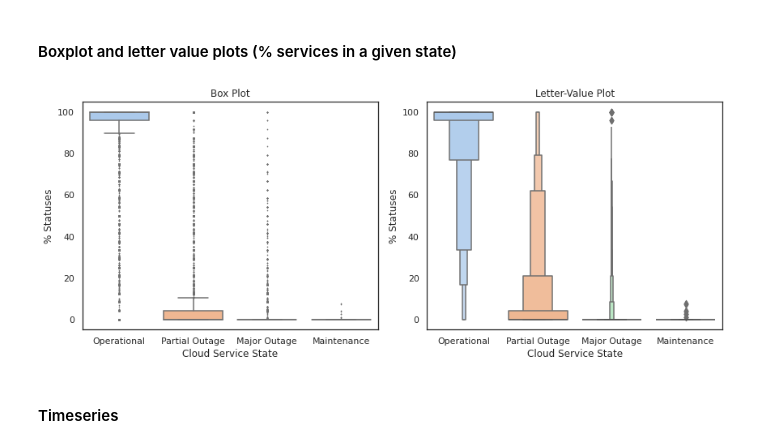
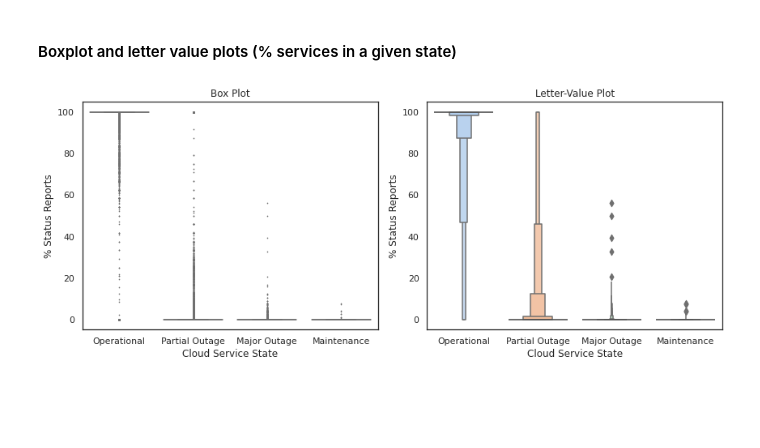
Before and after one commit to shanemin/thesis-msc-cloud-failures, a Jupyter notebook: scripts/stats/analysis.ipynb, the cells around one changed output. Drawn from its saved outputs; the diff is of its cells as text; code cells hidden in the pictures; blank space fills up the shorter version.

```diff
--- a/scripts/stats/analysis.ipynb
+++ b/scripts/stats/analysis.ipynb
@@ -19,7 +19,7 @@ from statsmodels.distributions.empirical_distribution import ECDF
 
 %matplotlib inline
 # %%
-df = pd.read_csv('/home/shane/Documents/thesis/output/final/failures.csv', parse_dates=['timestamp_dir'])
+df = pd.read_csv('/home/shane/Documents/thesis/output/final/failures2.csv', parse_dates=['timestamp_dir'])
 df['operational_pct'] = df['operational_pct'].astype('float') * 100
 df['partial_pct'] = df['partial_pct'].astype('float') * 100
 df['major_pct'] = df['major_pct'].astype('float') * 100
@@ -185,6 +185,6 @@ df_mean.describe()
 # %%
-df['days'] = df.timestamp_dir.dt.date
+df['date'] = df.timestamp_dir.dt.date
 df['hours'] = df.timestamp_dir.dt.hour
-df_grp = df.reset_index().groupby(['source','service','days']).agg({'operational_pct': 'mean', 'partial_pct': 'mean', 'major_pct': 'mean', 'maint_pct': 'mean'})
-df_grp
+df_grp = df.reset_index().groupby(['source','service','date']).agg({'operational_pct': 'mean', 'partial_pct': 'mean', 'major_pct': 'mean', 'maint_pct': 'mean'})
+df_grp.describe()
 # %% [output]
@@ -227,18 +204,16 @@ df_grp_dayhour
 # %%
 sns.set(rc={'figure.figsize':(12,5)})
 sns.set(style='white')
 fig, ax = plt.subplots(1,2)
 ax1 = sns.boxplot(x='variable', y='value', palette='pastel', fliersize=0.8, data=pd.melt(df_grp), ax=ax[0])
 ax2 = sns.boxenplot(x='variable', y='value', palette='pastel', data=pd.melt(df_grp), showfliers = True, ax=ax[1])
-ax1.set(title='Box Plot', xticklabels=['Operational','Partial Outage', 'Major Outage', 'Maintenance'], xlabel='Cloud Service State', ylabel='% Statuses')
-ax2.set(title='Letter-Value Plot', xticklabels=['Operational','Partial Outage', 'Major Outage', 'Maintenance'], xlabel='Cloud Service State', ylabel='% Statuses')
+ax1.set(title='Box Plot', xticklabels=['Operational','Partial Outage', 'Major Outage', 'Maintenance'], xlabel='Cloud Service State', ylabel='% Status Reports')
+ax2.set(title='Letter-Value Plot', xticklabels=['Operational','Partial Outage', 'Major Outage', 'Maintenance'], xlabel='Cloud Service State', ylabel='% Status Reports')
 # ax3 = sns.boxplot(x='variable', y='value', palette='pastel', fliersize=0.8, data=pd.melt(df_grp_dayhour), ax=ax[1][0])
 # ax4 = sns.boxenplot(x='variable', y='value', palette='pastel', data=pd.melt(df_grp_dayhour), showfliers = True, ax=ax[1][1])
 # ax3.set(title='Box Plot (Date+Hour Aggregation)', xticklabels=['Operational','Partial Outage', 'Major Outage', 'Maintenance'], xlabel='Cloud Service State', ylabel='% All (Sub-)Services')
 # ax4.set(title='Letter Value Plot (Date+Hour Aggregation)', xticklabels=['Operational','Partial Outage', 'Major Outage', 'Maintenance'], xlabel='Cloud Service State', ylabel='% All (Sub-)Services')
 fig.tight_layout()
 plt.savefig('/home/shane/Documents/thesis/output/plots/boxes_general.pdf')
 # %% [output]
-[figure, old version]
+[figure, new version]
-# %% [markdown]
-#### Timeseries
```
Also changed, not shown: parts of 29 cells of this notebook, 8 other files.
